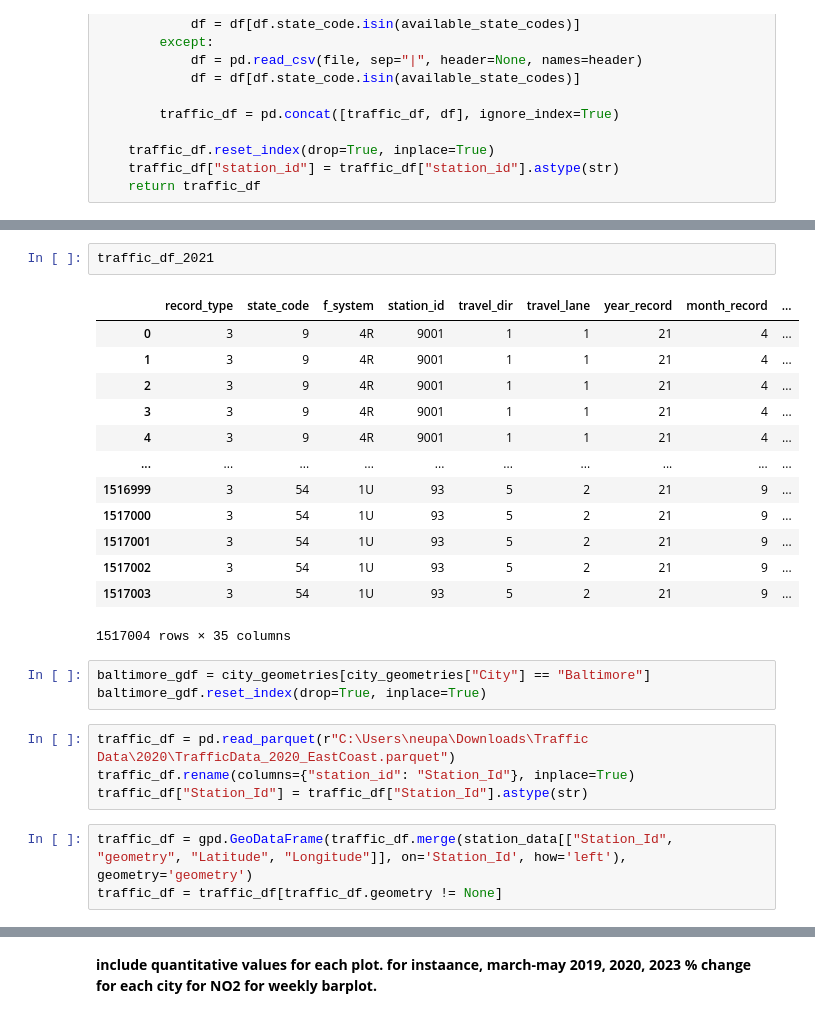
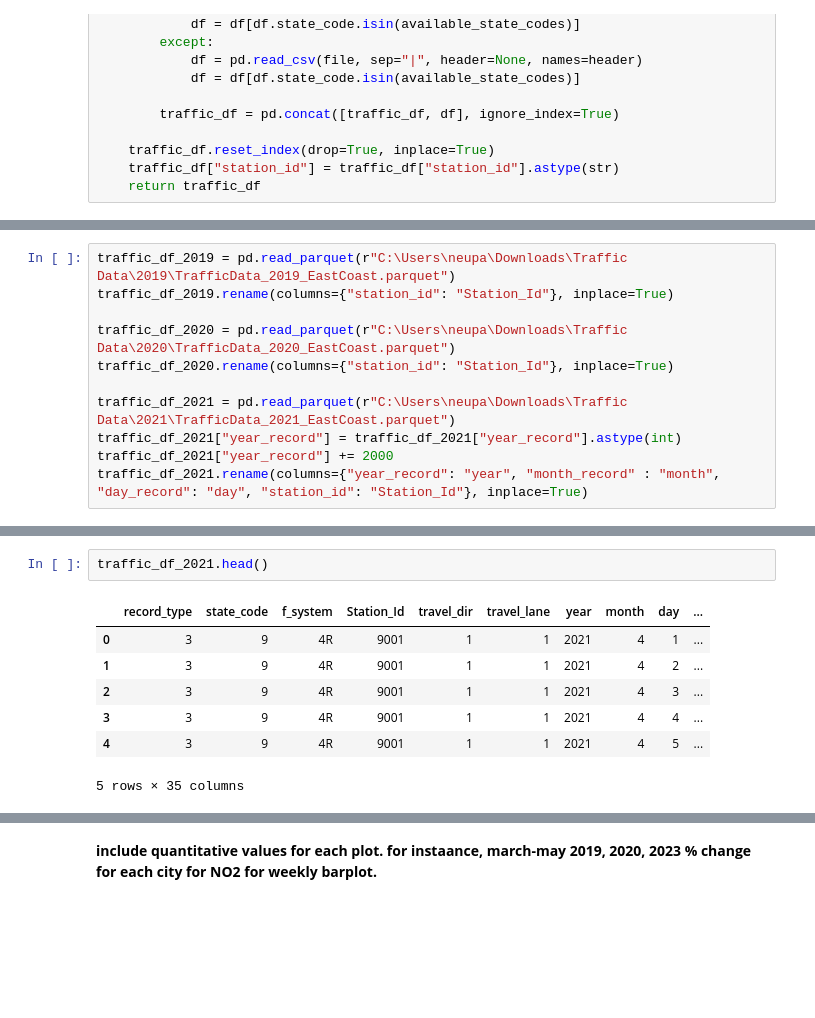
Before and after one commit to SujanNeupane42/NO2-vs-Traffic-Analysis-using-PySpark-and-GeoPandas, a Jupyter notebook: main_notebook.ipynb, the cells around one changed output, grey strips where cells are left out. Cells and saved outputs as stored; diff of their text form; blank space fills up the shorter version.

```diff
--- a/main_notebook.ipynb
+++ b/main_notebook.ipynb
@@ -1498,0 +1497,11 @@ traffic_df_2021.to_parquet("TrafficData_2021_EastCoast.parquet")
+# %%
+traffic_df_2019 = pd.read_parquet(r"C:\Users\neupa\Downloads\Traffic Data\2019\TrafficData_2019_EastCoast.parquet")
+traffic_df_2019.rename(columns={"station_id": "Station_Id"}, inplace=True)
+
+traffic_df_2020 = pd.read_parquet(r"C:\Users\neupa\Downloads\Traffic Data\2020\TrafficData_2020_EastCoast.parquet")
+traffic_df_2020.rename(columns={"station_id": "Station_Id"}, inplace=True)
+
+traffic_df_2021 = pd.read_parquet(r"C:\Users\neupa\Downloads\Traffic Data\2021\TrafficData_2021_EastCoast.parquet")
+traffic_df_2021["year_record"] = traffic_df_2021["year_record"].astype(int)
+traffic_df_2021["year_record"] += 2000
+traffic_df_2021.rename(columns={"year_record": "year", "month_record" : "month", "day_record": "day", "station_id": "Station_Id"}, inplace=True)
@@ -1499,26 +1528,10 @@ traffic_df_2021.to_parquet("TrafficData_2021_EastCoast.parquet")
 # %%
-traffic_df_2021
+traffic_df_2021.head()
 # %% [output]
-|  | record_type | state_code | f_system | station_id | travel_dir | travel_lane | year_record | month_record | ... |
-| 0 | 3 | 9 | 4R | 9001 | 1 | 1 | 21 | 4 | ... |
-| 1 | 3 | 9 | 4R | 9001 | 1 | 1 | 21 | 4 | ... |
-| 2 | 3 | 9 | 4R | 9001 | 1 | 1 | 21 | 4 | ... |
-| 3 | 3 | 9 | 4R | 9001 | 1 | 1 | 21 | 4 | ... |
-| 4 | 3 | 9 | 4R | 9001 | 1 | 1 | 21 | 4 | ... |
-| ... | ... | ... | ... | ... | ... | ... | ... | ... | ... |
-| 1516999 | 3 | 54 | 1U | 93 | 5 | 2 | 21 | 9 | ... |
-| 1517000 | 3 | 54 | 1U | 93 | 5 | 2 | 21 | 9 | ... |
-| 1517001 | 3 | 54 | 1U | 93 | 5 | 2 | 21 | 9 | ... |
-| 1517002 | 3 | 54 | 1U | 93 | 5 | 2 | 21 | 9 | ... |
-| 1517003 | 3 | 54 | 1U | 93 | 5 | 2 | 21 | 9 | ... |
+|  | record_type | state_code | f_system | Station_Id | travel_dir | travel_lane | year | month | day | ... |
+| 0 | 3 | 9 | 4R | 9001 | 1 | 1 | 2021 | 4 | 1 | ... |
+| 1 | 3 | 9 | 4R | 9001 | 1 | 1 | 2021 | 4 | 2 | ... |
+| 2 | 3 | 9 | 4R | 9001 | 1 | 1 | 2021 | 4 | 3 | ... |
+| 3 | 3 | 9 | 4R | 9001 | 1 | 1 | 2021 | 4 | 4 | ... |
+| 4 | 3 | 9 | 4R | 9001 | 1 | 1 | 2021 | 4 | 5 | ... |
-1517004 rows × 35 columns
+5 rows × 35 columns
-# %%
-baltimore_gdf = city_geometries[city_geometries["City"] == "Baltimore"]
-baltimore_gdf.reset_index(drop=True, inplace=True)
-# %%
-traffic_df = pd.read_parquet(r"C:\Users\neupa\Downloads\Traffic Data\2020\TrafficData_2020_EastCoast.parquet")
-traffic_df.rename(columns={"station_id": "Station_Id"}, inplace=True)
-traffic_df["Station_Id"] = traffic_df["Station_Id"].astype(str)
-# %%
-traffic_df = gpd.GeoDataFrame(traffic_df.merge(station_data[["Station_Id", "geometry", "Latitude", "Longitude"]], on='Station_Id', how='left'), geometry='geometry')
-traffic_df = traffic_df[traffic_df.geometry != None]
```
Also changed, not shown: parts of 37 cells of this notebook.
